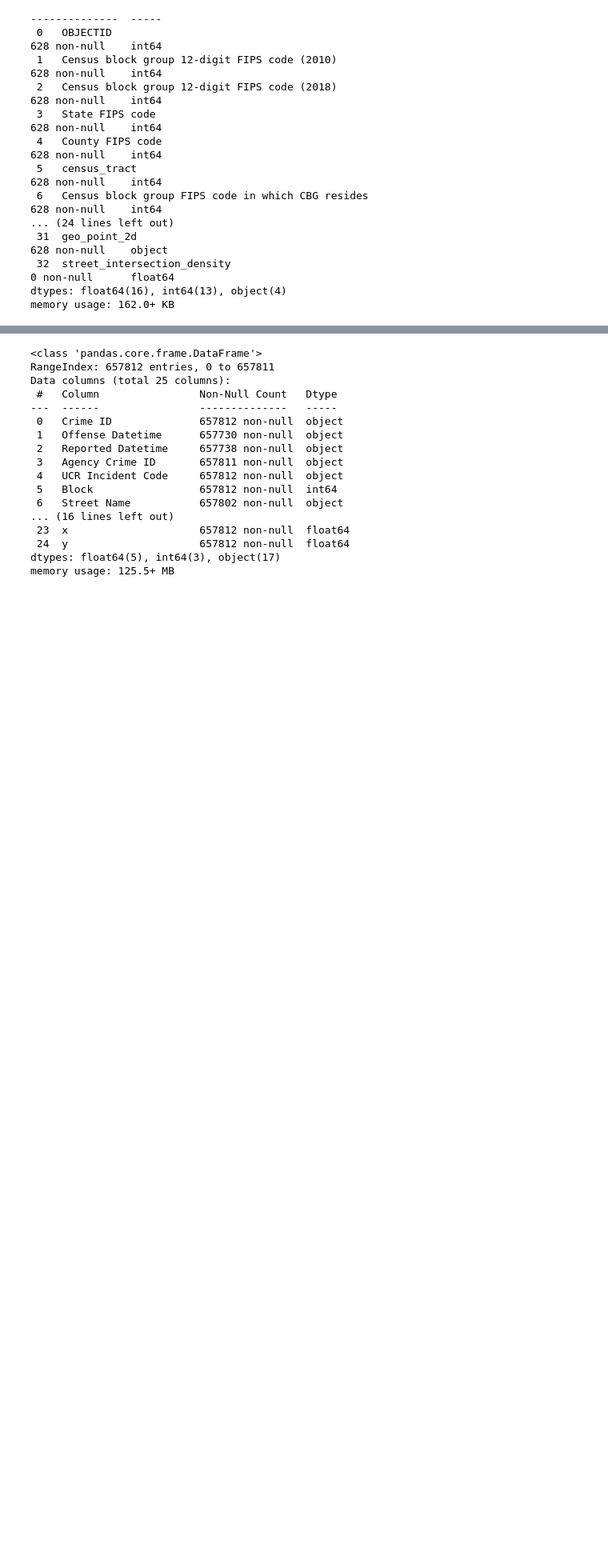
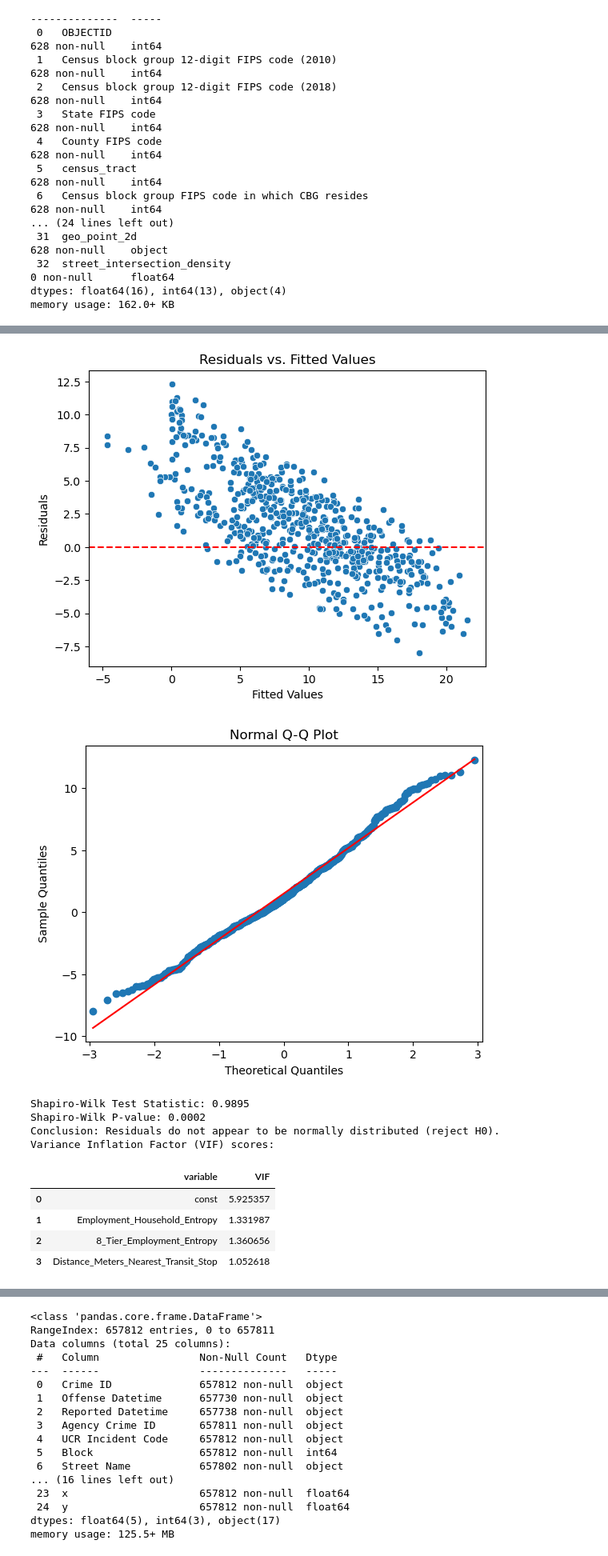
Before and after one commit to vhs05/data_mining, a Jupyter notebook: walkability_index.ipynb, the cells around one changed output, grey strips where cells are left out. Shown at 80% size. Saved outputs shown, nothing was run; the diff lists cells and outputs as text; code cells hidden in the pictures; blank space fills up the shorter version.

```diff
--- a/walkability_index.ipynb
+++ b/walkability_index.ipynb
@@ -71 +105,72 @@ plt.show()
+# %%
+import matplotlib.pyplot as plt
+import seaborn as sns
+import statsmodels.api as sm
+# Assuming 'model' is your fitted regression model
+# removed from model '8-tier employment entropy (denominator set to the static 8 employment types in the CBG)'
+# X = df1[['Employment and household entropy', 'Households (occupied housing units), 2018']]
+# y = df1['walkabilty_index']
+
+X = df1[['Employment_Household_Entropy', '8_Tier_Employment_Entropy', 'Distance_Meters_Nearest_Transit_Stop']]
+y = df1['Walkability_Index']
+
+
+# # fit a residual plot
+model = sm.OLS(y, X.astype(float)).fit()
+residuals = model.resid
+fitted_values = model.fittedvalues
+
+
+sns.scatterplot(x=fitted_values, y=residuals)
+plt.axhline(y=0, color='r', linestyle='--')
+plt.title("Residuals vs. Fitted Values")
+plt.xlabel("Fitted Values")
+plt.ylabel("Residuals")
+plt.show()
+
+import statsmodels.api as sm
+import matplotlib.pyplot as plt
+
+# Assuming 'model' is your fitted regression model
+residuals = model.resid
+
+# Plotting
+sm.qqplot(residuals, line='s')
+plt.title("Normal Q-Q Plot")
+plt.show()
+
+import scipy.stats as stats
+
+shapiro_test_statistic, shapiro_p_value = stats.shapiro(residuals)
+
+print(f"Shapiro-Wilk Test Statistic: {shapiro_test_statistic:.4f}")
+print(f"Shapiro-Wilk P-value: {shapiro_p_value:.4f}")
+
+if shapiro_p_value > 0.05:
+    print("Conclusion: Residuals appear to be normally distributed (fail to reject H0).")
+else:
+    print("Conclusion: Residuals do not appear to be normally distributed (reject H0).")
+
+    # Add a constant to the independent variables, as VIF requires an intercept
+X_multi_const = add_constant(X)
+
+# Create a DataFrame to hold the VIF values
+vif_data = pd.DataFrame()
+vif_data["variable"] = X_multi_const.columns
+vif_data["VIF"] = [variance_inflation_factor(X_multi_const.values, i) for i in range(X_multi_const.shape[1])]
+
+print("Variance Inflation Factor (VIF) scores:")
+display(vif_data)
+# %% [output]
+[figure, added]
+[figure, added]
+Shapiro-Wilk Test Statistic: 0.9895
+Shapiro-Wilk P-value: 0.0002
+Conclusion: Residuals do not appear to be normally distributed (reject H0).
+Variance Inflation Factor (VIF) scores:
+|  | variable | VIF |
+| 0 | const | 5.925357 |
+| 1 | Employment_Household_Entropy | 1.331987 |
+| 2 | 8_Tier_Employment_Entropy | 1.360656 |
+| 3 | Distance_Meters_Nearest_Transit_Stop | 1.052618 |
 # %%
```
Also changed, not shown: parts of 4 cells of this notebook.
